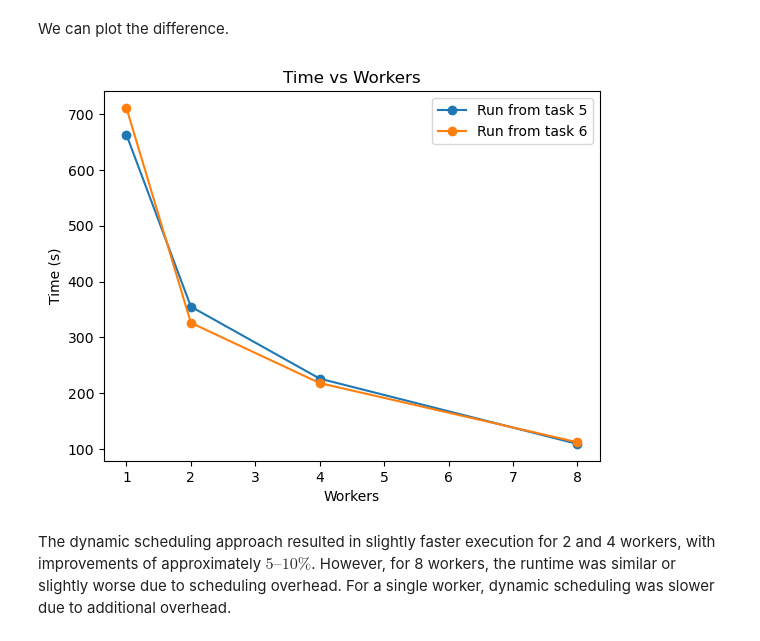
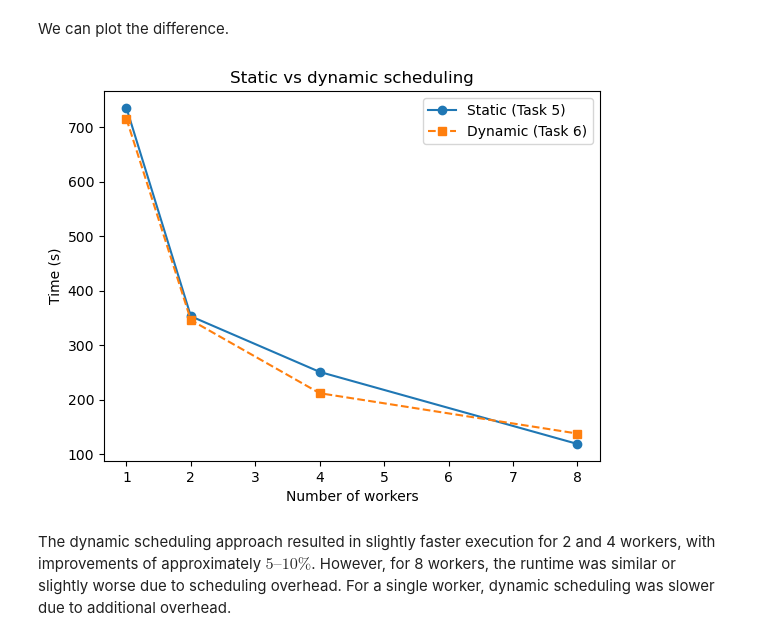
Before and after one commit to Lucialululu/02613_wall_heating_project, a Jupyter notebook: mini_project.ipynb, the cells around one changed output. Saved outputs shown, nothing was run; the diff lists cells and outputs as text; code cells hidden in the pictures.

Commit message:
re-ran task 1-6 on new env

```diff
--- a/mini_project.ipynb
+++ b/mini_project.ipynb
@@ -453,19 +456,19 @@ So this in seconds is (16:57:35 - 16:55:43) = 112 seconds for 8 workers.
 # %% [markdown]
 We can plot the difference.
 # %%
-workers = np.array([1,2,4,8])
-time_1 = np.array([663, 355, 226, 109])
-time_2 = np.array([711, 326, 218, 112])
+workers = np.array([1, 2, 4, 8])
+time_static  = np.array([735, 353, 251, 119])  # task 5 new
+time_dynamic = np.array([715, 346, 212, 138])  # task 6 new
 
-plt.plot(workers, time_1, 'o-', label="Run from task 5")
-plt.plot(workers, time_2, 'o-', label="Run from task 6")
-plt.xlabel("Workers")
+plt.plot(workers, time_static,  'o-', label="Static (Task 5)")
+plt.plot(workers, time_dynamic, 's--', label="Dynamic (Task 6)")
+plt.xlabel("Number of workers")
 plt.ylabel("Time (s)")
-plt.title("Time vs Workers")
+plt.title("Static vs dynamic scheduling")
 plt.legend()
 plt.show()
 # %% [output]
-[figure, old version]
+[figure, new version]
 # %% [markdown]
 The dynamic scheduling approach resulted in slightly faster execution for 2 and 4 workers, with improvements of approximately $5–10\%$. However, for 8 workers, the runtime was similar or slightly worse due to scheduling overhead. For a single worker, dynamic scheduling was slower due to additional overhead.
 # %% [markdown]
```
Also changed, not shown: parts of 6 cells of this notebook, 8 other files.
